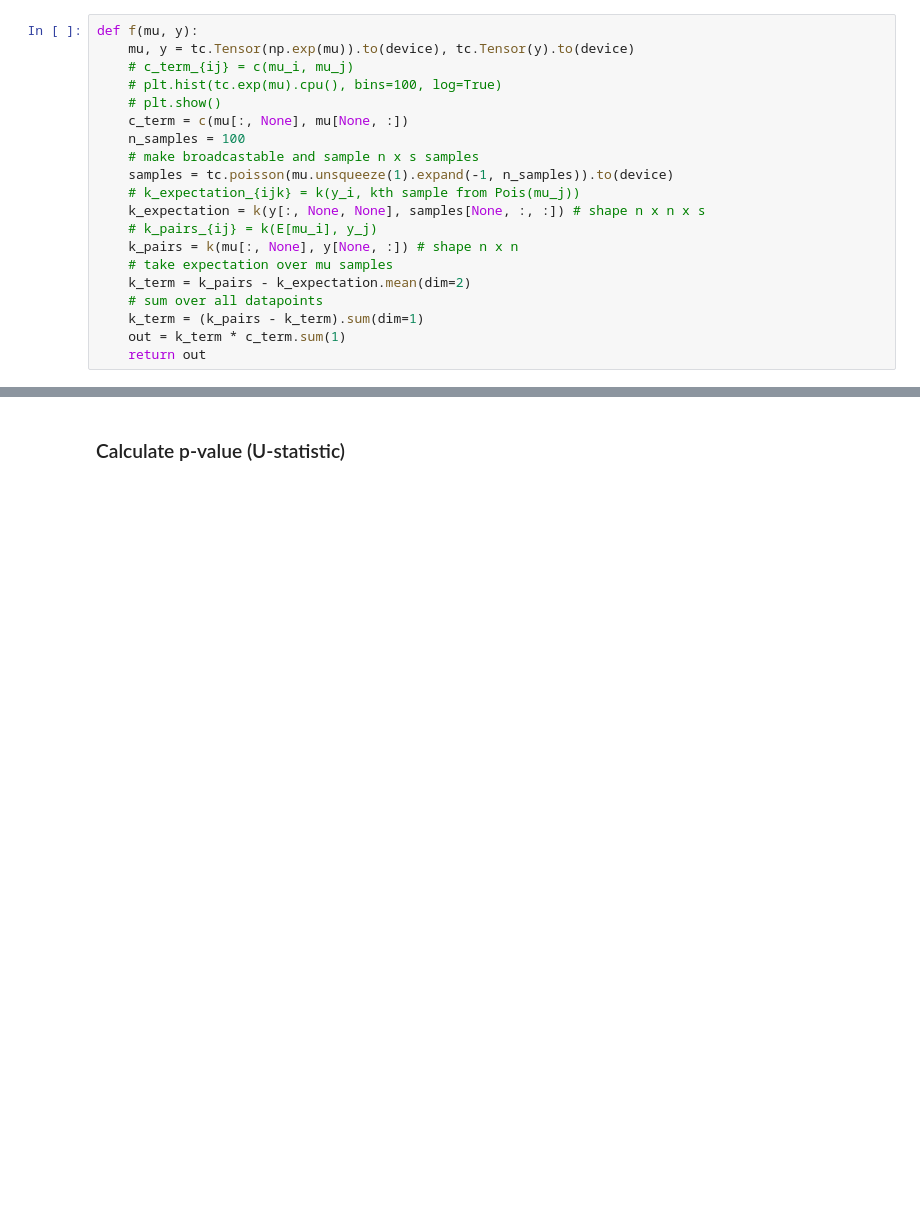
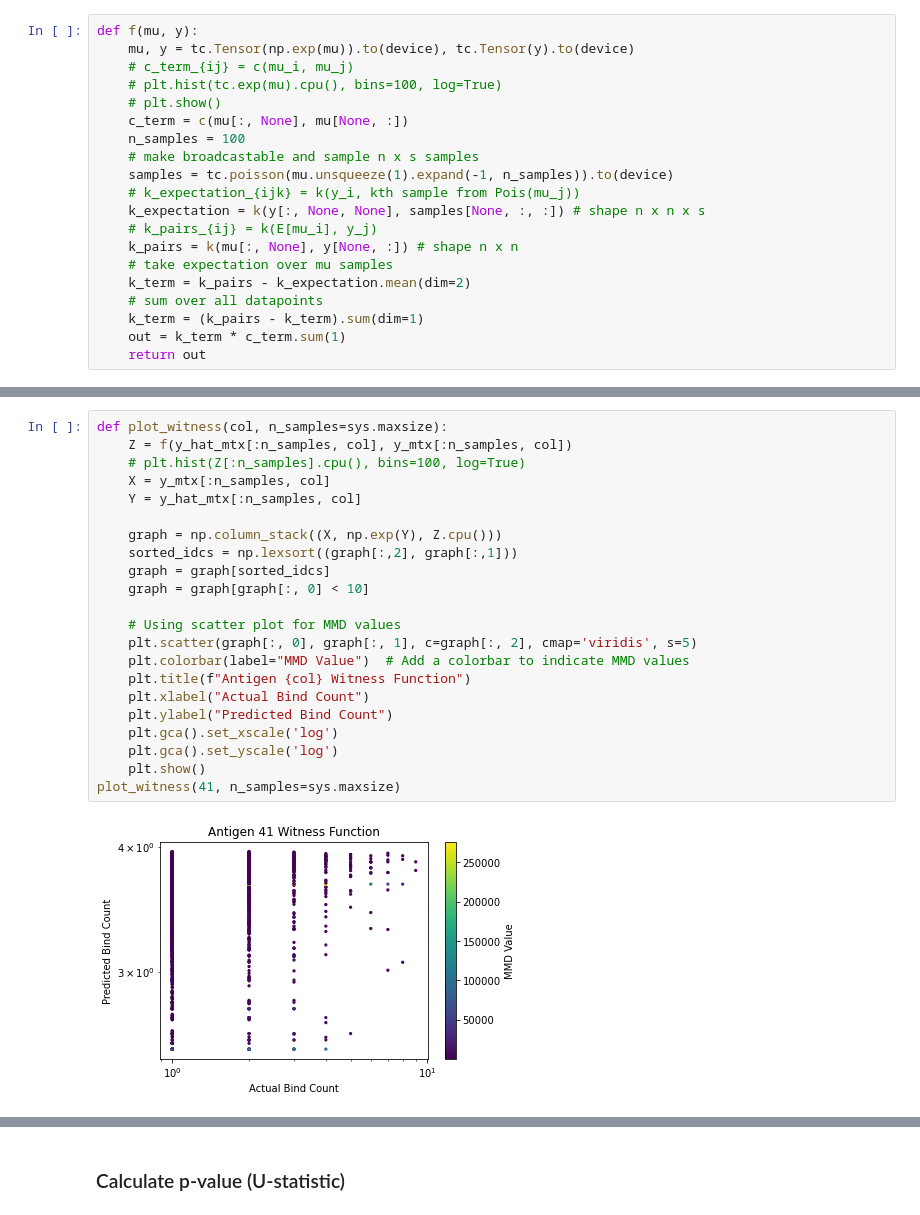
Before and after one commit to jboesen/tcellmatch, a Jupyter notebook: tutorials/10x_calibration.ipynb, the cells around one changed output, grey strips where cells are left out. Drawn from its saved outputs; the diff is of its cells as text; blank space fills up the shorter version.

```diff
--- a/tutorials/10x_calibration.ipynb
+++ b/tutorials/10x_calibration.ipynb
@@ -185,2 +180,26 @@ OutOfMemoryError: CUDA out of memory. Tried to allocate 30.04 GiB (GPU 0; 79.15
+# %%
+def plot_witness(col, n_samples=sys.maxsize):
+    Z = f(y_hat_mtx[:n_samples, col], y_mtx[:n_samples, col])
+    # plt.hist(Z[:n_samples].cpu(), bins=100, log=True)
+    X = y_mtx[:n_samples, col]
+    Y = y_hat_mtx[:n_samples, col]
+
+    graph = np.column_stack((X, np.exp(Y), Z.cpu()))
+    sorted_idcs = np.lexsort((graph[:,2], graph[:,1]))
+    graph = graph[sorted_idcs]
+    graph = graph[graph[:, 0] < 10]
+
+    # Using scatter plot for MMD values
+    plt.scatter(graph[:, 0], graph[:, 1], c=graph[:, 2], cmap='viridis', s=5)
+    plt.colorbar(label="MMD Value")  # Add a colorbar to indicate MMD values
+    plt.title(f"Antigen {col} Witness Function")
+    plt.xlabel("Actual Bind Count")
+    plt.ylabel("Predicted Bind Count")
+    plt.gca().set_xscale('log')
+    plt.gca().set_yscale('log')
+    plt.show()
+plot_witness(41, n_samples=sys.maxsize)
+# %% [output]
+[figure, added]
 # %%
 plt.hist(f(y_hat_mtx[:1000, 41], y_mtx[:1000, 41]).cpu(), log=True, bins=100)
```
Also changed, not shown: parts of 15 cells of this notebook.
